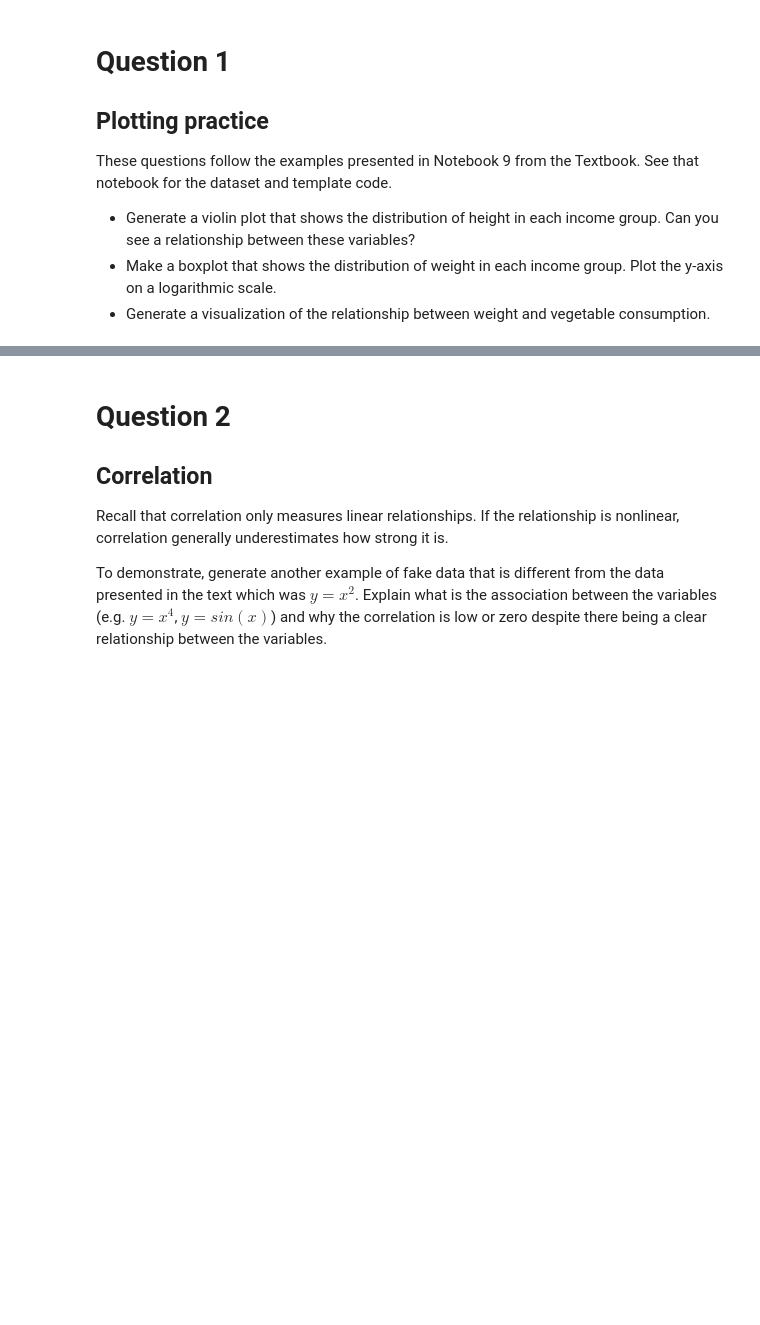
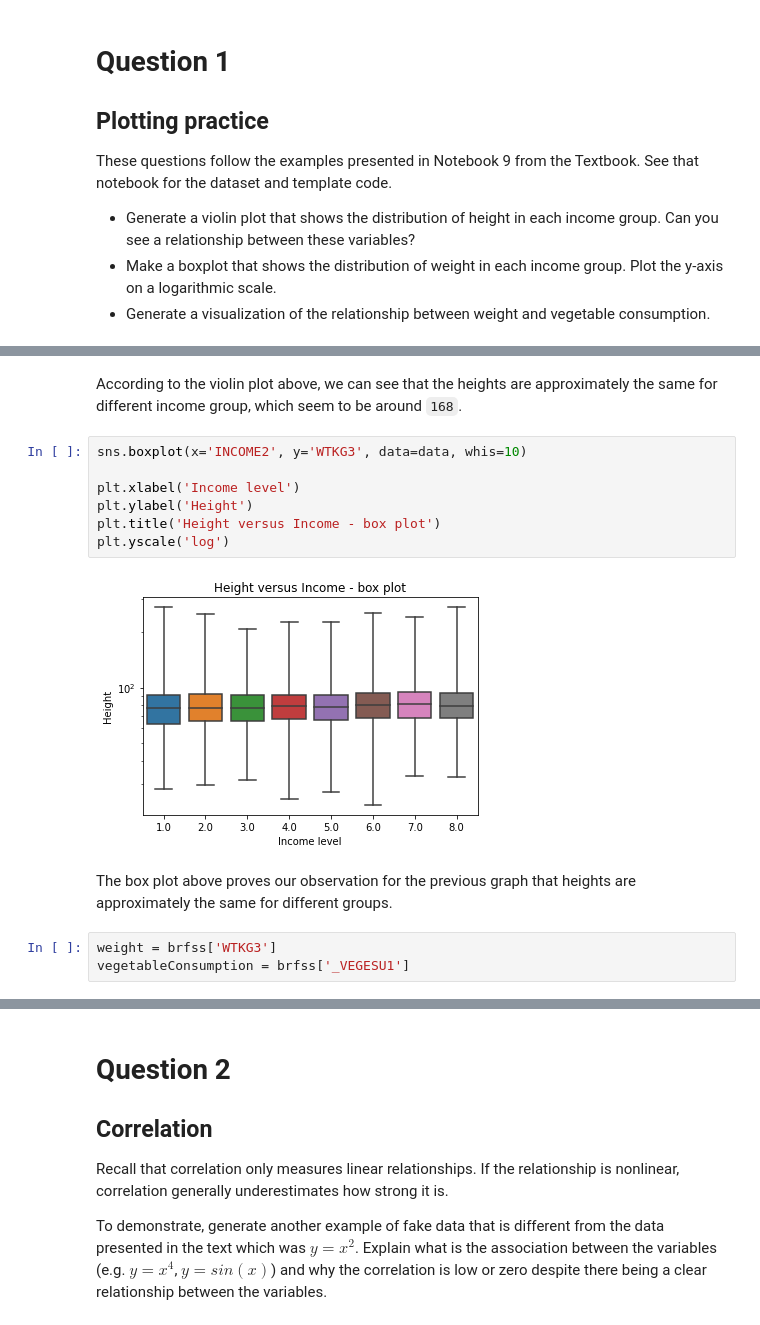
Before and after one commit to Fjx-dylanZ/qtm350, a Jupyter notebook: Homework 3/HW3.ipynb, the cells around one changed output, grey strips where cells are left out. Cells and saved outputs as stored; diff of their text form; blank space fills up the shorter version.

```diff
--- a/Homework 3/HW3.ipynb
+++ b/Homework 3/HW3.ipynb
@@ -10,0 +68,16 @@ These questions follow the examples presented in Notebook 9 from the Textbook. S
+# %% [markdown]
+According to the violin plot above, we can see that the heights are approximately the same for different income group, which seem to be around ``168``.
+# %%
+sns.boxplot(x='INCOME2', y='WTKG3', data=data, whis=10)
+
+plt.xlabel('Income level')
+plt.ylabel('Height')
+plt.title('Height versus Income - box plot')
+plt.yscale('log')
+# %% [output]
+[figure, added]
+# %% [markdown]
+The box plot above proves our observation for the previous graph that heights are approximately the same for different groups.
+# %%
+weight = brfss['WTKG3']
+vegetableConsumption = brfss['_VEGESU1']
```
Also changed, not shown: parts of 30 cells of this notebook, 8 other files.
